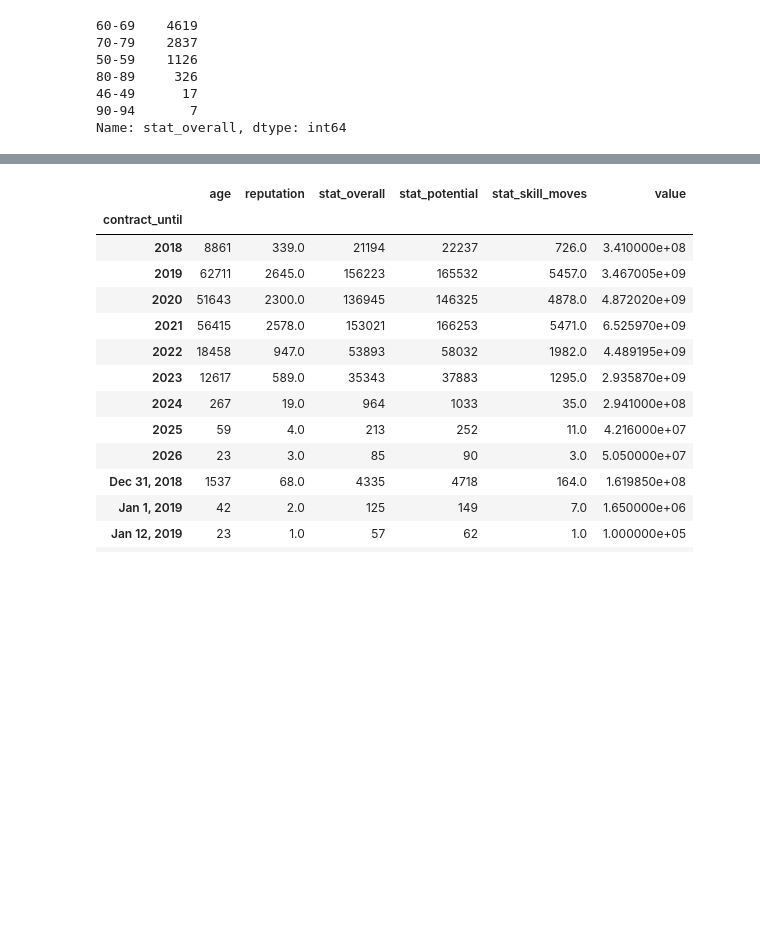
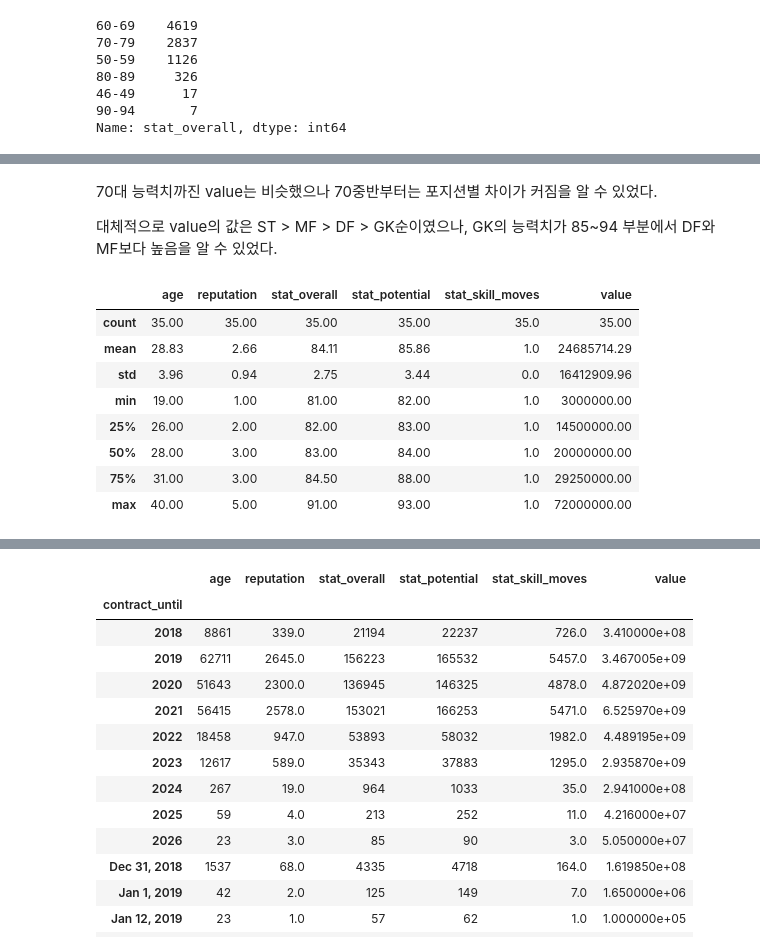
Before and after one commit to JEONSUN/Project-Soccer_player_transfer_Prediction, a Jupyter notebook: preprocessing.ipynb, the cells around one changed output, grey strips where cells are left out. Cells and saved outputs as stored; diff of their text form; code cells hidden in the pictures; blank space fills up the shorter version.

```diff
--- a/preprocessing.ipynb
+++ b/preprocessing.ipynb
@@ -301,0 +318,21 @@ pos_pivot.round(2)
+# %% [markdown]
+70대 능력치까진 value는 비슷했으나 70중반부터는 포지션별 차이가 커짐을 알 수 있었다.
+
+대체적으로 value의 값은 ST > MF > DF > GK순이였으나, GK의 능력치가 85~94 부분에서 DF와 MF보다 높음을 알 수 있었다.
+# %%
+# 능력치 80이 넘는 선수중 GK만
+# isin를 통해 position에서 gk를 가지고 있는 행만 출력하도록 함.
+# 총 35명의 선수들로 구성
+
+stat_gk = train_data[train_data['stat_overall']> 80]
+stat_gk[stat_gk['position'].isin(['GK'])].describe().round(2)
+# %% [output]
+|  | age | reputation | stat_overall | stat_potential | stat_skill_moves | value |
+| count | 35.00 | 35.00 | 35.00 | 35.00 | 35.0 | 35.00 |
+| mean | 28.83 | 2.66 | 84.11 | 85.86 | 1.0 | 24685714.29 |
+| std | 3.96 | 0.94 | 2.75 | 3.44 | 0.0 | 16412909.96 |
+| min | 19.00 | 1.00 | 81.00 | 82.00 | 1.0 | 3000000.00 |
+| 25% | 26.00 | 2.00 | 82.00 | 83.00 | 1.0 | 14500000.00 |
+| 50% | 28.00 | 3.00 | 83.00 | 84.00 | 1.0 | 20000000.00 |
+| 75% | 31.00 | 3.00 | 84.50 | 88.00 | 1.0 | 29250000.00 |
+| max | 40.00 | 5.00 | 91.00 | 93.00 | 1.0 | 72000000.00 |
```
Also changed, not shown: parts of 10 cells of this notebook, 3 other files.
